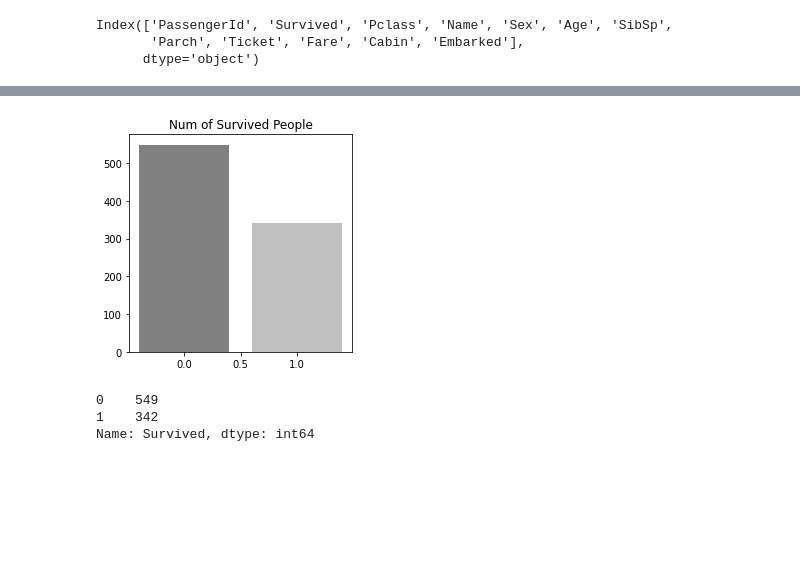
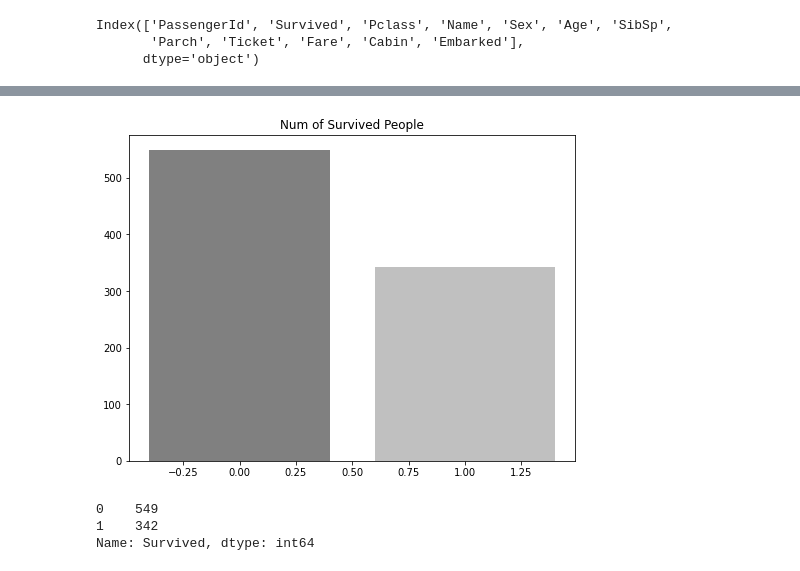
Before and after one commit to meeratif/techatif, a Jupyter notebook: titanic-simple-ml-model.ipynb, the cells around one changed output, grey strips where cells are left out. Saved outputs shown, nothing was run; the diff lists cells and outputs as text; code cells hidden in the pictures; blank space fills up the shorter version.

```diff
--- a/titanic-simple-ml-model.ipynb
+++ b/titanic-simple-ml-model.ipynb
@@ -88,10 +135,10 @@ train_file.tail()
 # %%
-plt.figure(figsize=(4,4))
+plt.figure(figsize=(8,6))
 plt.bar(list(train_file['Survived'].value_counts().keys()), list(train_file['Survived'].value_counts()), color=('grey', 'silver'))
 plt.title("Num of Survived People")
 plt.show()
 # %% [output]
-[figure, old version]
+[figure, new version]
 # %%
 train_file['Survived'].value_counts()
 # %% [output]
```
Also changed, not shown: parts of 21 cells of this notebook.
